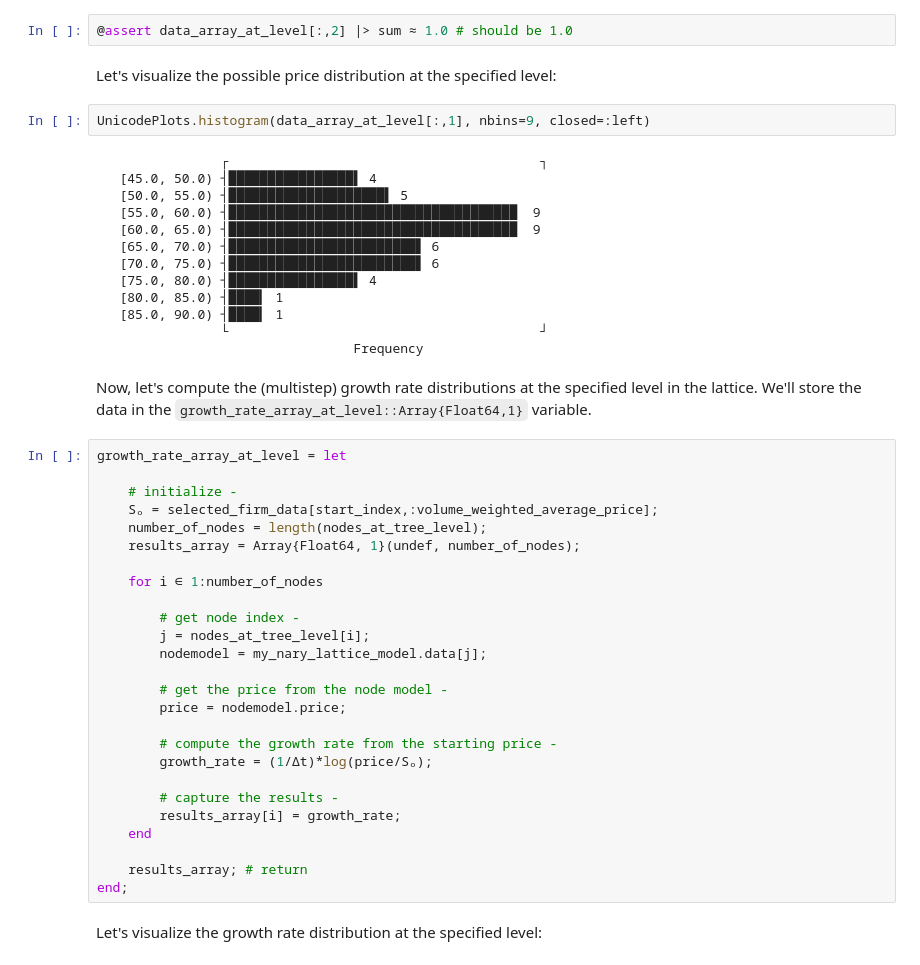
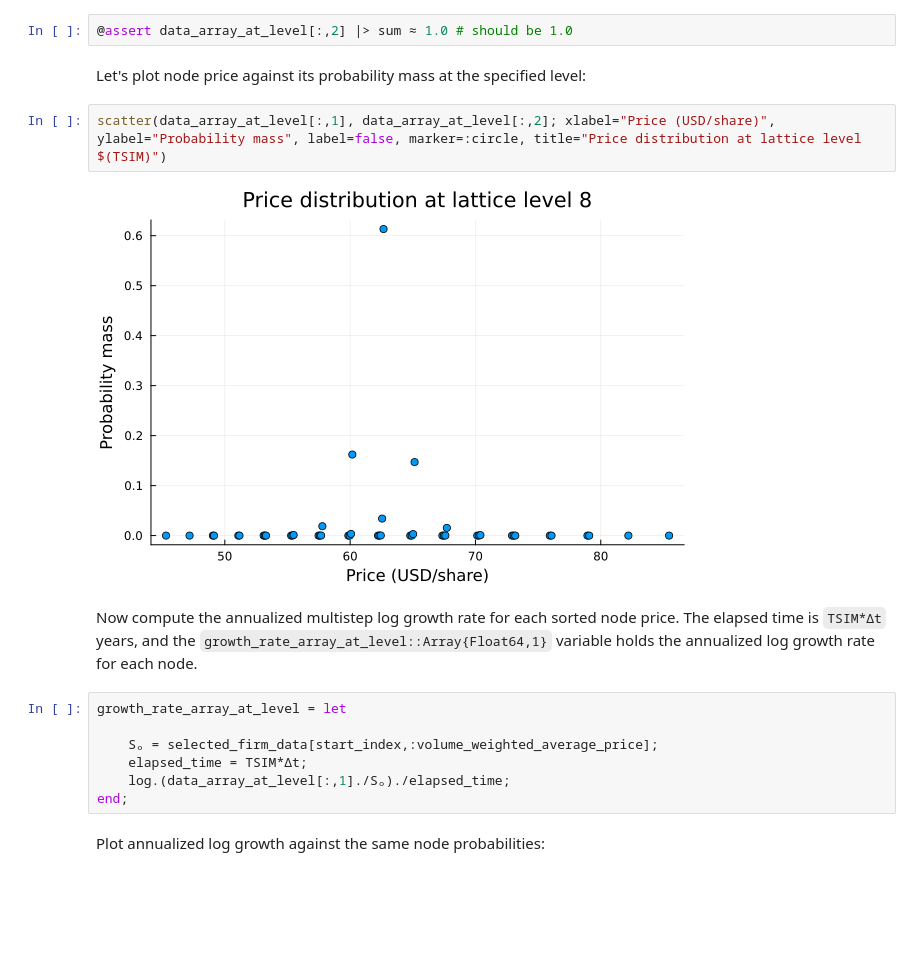
Before and after one commit to varnerlab/CHEME-5660-CourseRepository-Fall-2026, a Jupyter notebook: lectures/week-4/L4a/CHEME-5660-L4a-Example-N-Aray-Lattice-Fall-2026.ipynb, the cells around one changed output. Saved outputs shown, nothing was run; the diff lists cells and outputs as text; blank space fills up the shorter version.

```diff
--- a/lectures/week-4/L4a/CHEME-5660-L4a-Example-N-Aray-Lattice-Fall-2026.ipynb
+++ b/lectures/week-4/L4a/CHEME-5660-L4a-Example-N-Aray-Lattice-Fall-2026.ipynb
@@ -333,50 +338,20 @@ __Check:__ The sum of the probabilities at each level should equal `1.0`. Let's
 # %%
 @assert data_array_at_level[:,2] |> sum ≈ 1.0 # should be 1.0
 # %% [markdown]
-Let's visualize the possible price distribution at the specified level:
+Let's plot node price against its probability mass at the specified level:
 # %%
-UnicodePlots.histogram(data_array_at_level[:,1], nbins=9, closed=:left)
+scatter(data_array_at_level[:,1], data_array_at_level[:,2]; xlabel="Price (USD/share)", ylabel="Probability mass", label=false, marker=:circle, title="Price distribution at lattice level $(TSIM)")
 # %% [output]
-                ┌                                        ┐
-   [45.0, 50.0) ┤████████████████▌ 4
-   [50.0, 55.0) ┤████████████████████▌ 5
-   [55.0, 60.0) ┤█████████████████████████████████████  9
-   [60.0, 65.0) ┤█████████████████████████████████████  9
-   [65.0, 70.0) ┤████████████████████████▋ 6
-   [70.0, 75.0) ┤████████████████████████▋ 6
-   [75.0, 80.0) ┤████████████████▌ 4
-   [80.0, 85.0) ┤████▎ 1
-   [85.0, 90.0) ┤████▎ 1
-                └                                        ┘
-                                 Frequency
+[figure, added]
 # %% [markdown]
-Now, let's compute the (multistep) growth rate distributions at the specified level in the lattice. We'll store the data in the `growth_rate_array_at_level::Array{Float64,1}` variable.
+Now compute the annualized multistep log growth rate for each sorted node price. The elapsed time is `TSIM*Δt` years, and the `growth_rate_array_at_level::Array{Float64,1}` variable holds the annualized log growth rate for each node.
 # %%
 growth_rate_array_at_level = let
 
-    # initialize -
     Sₒ = selected_firm_data[start_index,:volume_weighted_average_price];
-    number_of_nodes = length(nodes_at_tree_level);
-    results_array = Array{Float64, 1}(undef, number_of_nodes);
-
-    for i ∈ 1:number_of_nodes
-
-        # get node index -
-        j = nodes_at_tree_level[i];
-        nodemodel = my_nary_lattice_model.data[j];
-
-        # get the price from the node model -
-        price = nodemodel.price;
-
-        # compute the growth rate from the starting price -
-        growth_rate = (1/Δt)*log(price/Sₒ);
-
-        # capture the results -
-        results_array[i] = growth_rate;
-    end
-
-    results_array; # return
+    elapsed_time = TSIM*Δt;
+    log.(data_array_at_level[:,1]./Sₒ)./elapsed_time;
 end;
 # %% [markdown]
-Let's visualize the growth rate distribution at the specified level:
+Plot annualized log growth against the same node probabilities:
 # %%
```
Also changed, not shown: parts of 15 cells of this notebook, 24 other files.
